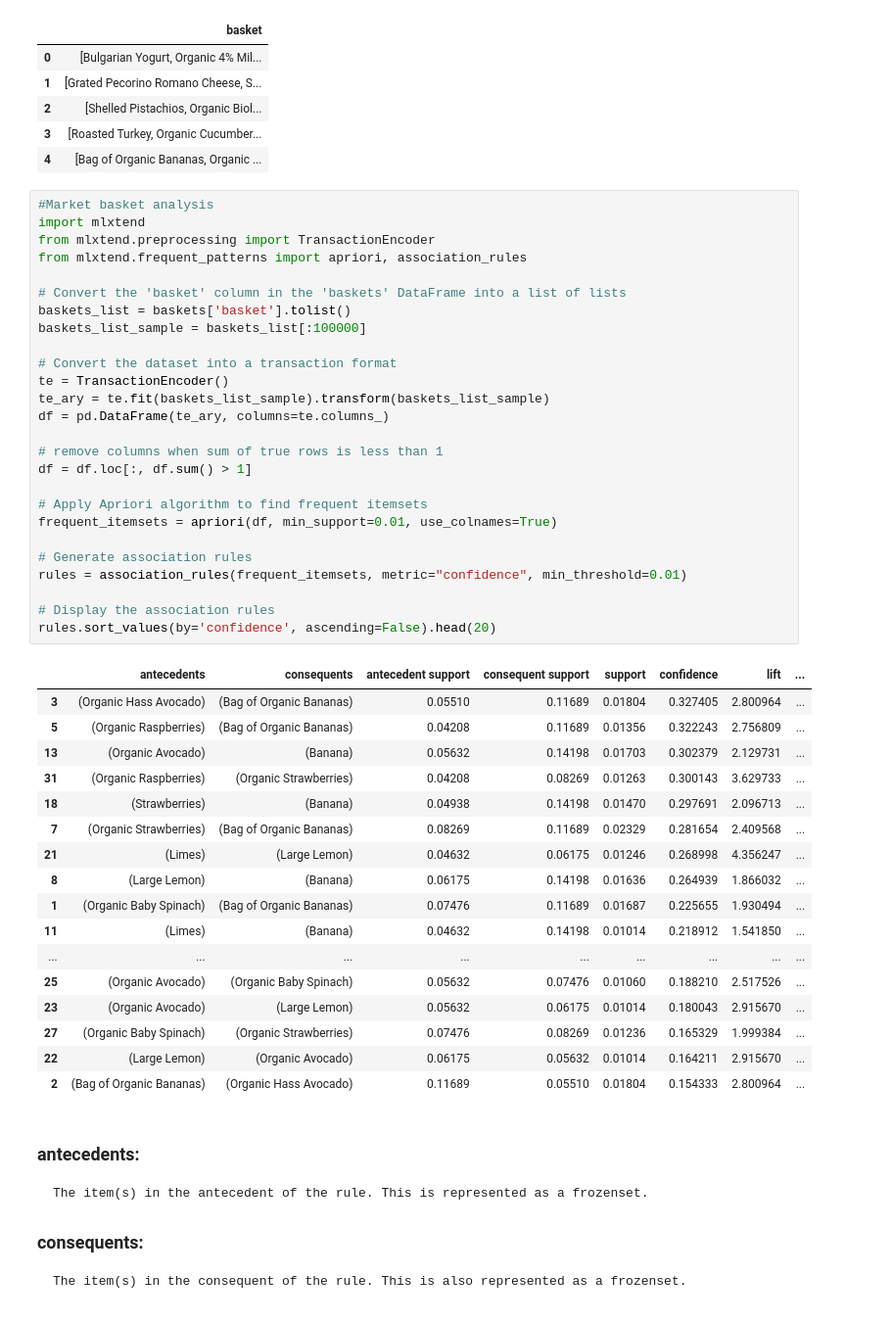
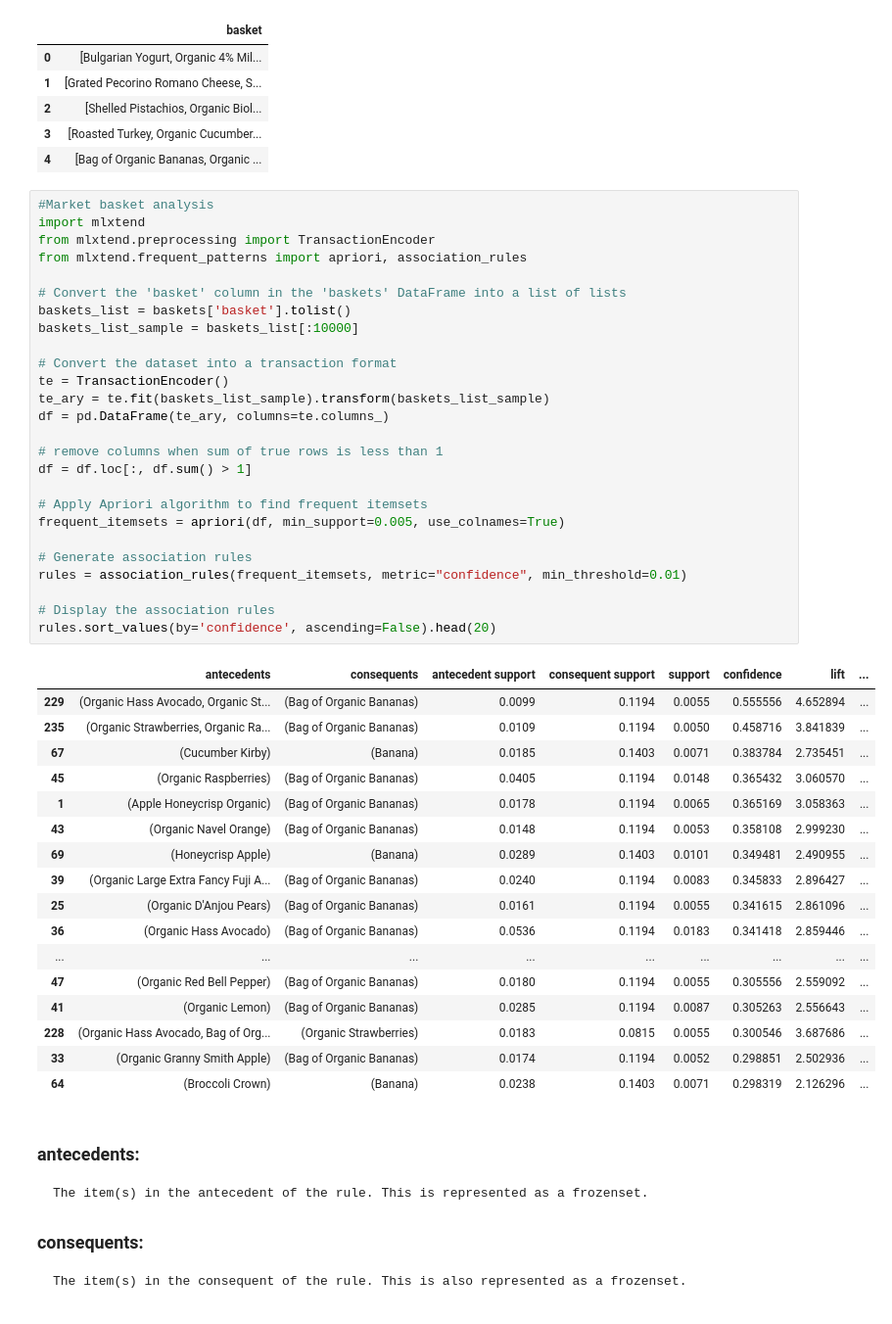
Before and after one commit to Lokesh1302/801A-Group-Project, a Jupyter notebook: instacart_basket.ipynb, the cells around one changed output. Shown at 98% size. Drawn from its saved outputs; the diff is of its cells as text.

```diff
--- a/instacart_basket.ipynb
+++ b/instacart_basket.ipynb
@@ -40,47 +40,47 @@ baskets.head()
 # %%
 #Market basket analysis
 import mlxtend
 from mlxtend.preprocessing import TransactionEncoder
 from mlxtend.frequent_patterns import apriori, association_rules
 
 # Convert the 'basket' column in the 'baskets' DataFrame into a list of lists
 baskets_list = baskets['basket'].tolist()
-baskets_list_sample = baskets_list[:100000]
+baskets_list_sample = baskets_list[:10000]
 
 # Convert the dataset into a transaction format
 te = TransactionEncoder()
 te_ary = te.fit(baskets_list_sample).transform(baskets_list_sample)
 df = pd.DataFrame(te_ary, columns=te.columns_)
 
 # remove columns when sum of true rows is less than 1
 df = df.loc[:, df.sum() > 1]
 
 # Apply Apriori algorithm to find frequent itemsets
-frequent_itemsets = apriori(df, min_support=0.01, use_colnames=True)
+frequent_itemsets = apriori(df, min_support=0.005, use_colnames=True)
 
 # Generate association rules
 rules = association_rules(frequent_itemsets, metric="confidence", min_threshold=0.01)
 
 # Display the association rules
 rules.sort_values(by='confidence', ascending=False).head(20)
 # %% [output]
 |  | antecedents | consequents | antecedent support | consequent support | support | confidence | lift | ... |
-| 3 | (Organic Hass Avocado) | (Bag of Organic Bananas) | 0.05510 | 0.11689 | 0.01804 | 0.327405 | 2.800964 | ... |
-| 5 | (Organic Raspberries) | (Bag of Organic Bananas) | 0.04208 | 0.11689 | 0.01356 | 0.322243 | 2.756809 | ... |
-| 13 | (Organic Avocado) | (Banana) | 0.05632 | 0.14198 | 0.01703 | 0.302379 | 2.129731 | ... |
-| 31 | (Organic Raspberries) | (Organic Strawberries) | 0.04208 | 0.08269 | 0.01263 | 0.300143 | 3.629733 | ... |
-| 18 | (Strawberries) | (Banana) | 0.04938 | 0.14198 | 0.01470 | 0.297691 | 2.096713 | ... |
-| 7 | (Organic Strawberries) | (Bag of Organic Bananas) | 0.08269 | 0.11689 | 0.02329 | 0.281654 | 2.409568 | ... |
-| 21 | (Limes) | (Large Lemon) | 0.04632 | 0.06175 | 0.01246 | 0.268998 | 4.356247 | ... |
-| 8 | (Large Lemon) | (Banana) | 0.06175 | 0.14198 | 0.01636 | 0.264939 | 1.866032 | ... |
-| 1 | (Organic Baby Spinach) | (Bag of Organic Bananas) | 0.07476 | 0.11689 | 0.01687 | 0.225655 | 1.930494 | ... |
-| 11 | (Limes) | (Banana) | 0.04632 | 0.14198 | 0.01014 | 0.218912 | 1.541850 | ... |
+| 229 | (Organic Hass Avocado, Organic St... | (Bag of Organic Bananas) | 0.0099 | 0.1194 | 0.0055 | 0.555556 | 4.652894 | ... |
+| 235 | (Organic Strawberries, Organic Ra... | (Bag of Organic Bananas) | 0.0109 | 0.1194 | 0.0050 | 0.458716 | 3.841839 | ... |
+| 67 | (Cucumber Kirby) | (Banana) | 0.0185 | 0.1403 | 0.0071 | 0.383784 | 2.735451 | ... |
+| 45 | (Organic Raspberries) | (Bag of Organic Bananas) | 0.0405 | 0.1194 | 0.0148 | 0.365432 | 3.060570 | ... |
+| 1 | (Apple Honeycrisp Organic) | (Bag of Organic Bananas) | 0.0178 | 0.1194 | 0.0065 | 0.365169 | 3.058363 | ... |
+| 43 | (Organic Navel Orange) | (Bag of Organic Bananas) | 0.0148 | 0.1194 | 0.0053 | 0.358108 | 2.999230 | ... |
+| 69 | (Honeycrisp Apple) | (Banana) | 0.0289 | 0.1403 | 0.0101 | 0.349481 | 2.490955 | ... |
+| 39 | (Organic Large Extra Fancy Fuji A... | (Bag of Organic Bananas) | 0.0240 | 0.1194 | 0.0083 | 0.345833 | 2.896427 | ... |
+| 25 | (Organic D'Anjou Pears) | (Bag of Organic Bananas) | 0.0161 | 0.1194 | 0.0055 | 0.341615 | 2.861096 | ... |
+| 36 | (Organic Hass Avocado) | (Bag of Organic Bananas) | 0.0536 | 0.1194 | 0.0183 | 0.341418 | 2.859446 | ... |
 | ... | ... | ... | ... | ... | ... | ... | ... | ... |
-| 25 | (Organic Avocado) | (Organic Baby Spinach) | 0.05632 | 0.07476 | 0.01060 | 0.188210 | 2.517526 | ... |
-| 23 | (Organic Avocado) | (Large Lemon) | 0.05632 | 0.06175 | 0.01014 | 0.180043 | 2.915670 | ... |
-| 27 | (Organic Baby Spinach) | (Organic Strawberries) | 0.07476 | 0.08269 | 0.01236 | 0.165329 | 1.999384 | ... |
-| 22 | (Large Lemon) | (Organic Avocado) | 0.06175 | 0.05632 | 0.01014 | 0.164211 | 2.915670 | ... |
-| 2 | (Bag of Organic Bananas) | (Organic Hass Avocado) | 0.11689 | 0.05510 | 0.01804 | 0.154333 | 2.800964 | ... |
+| 47 | (Organic Red Bell Pepper) | (Bag of Organic Bananas) | 0.0180 | 0.1194 | 0.0055 | 0.305556 | 2.559092 | ... |
+| 41 | (Organic Lemon) | (Bag of Organic Bananas) | 0.0285 | 0.1194 | 0.0087 | 0.305263 | 2.556643 | ... |
+| 228 | (Organic Hass Avocado, Bag of Org... | (Organic Strawberries) | 0.0183 | 0.0815 | 0.0055 | 0.300546 | 3.687686 | ... |
+| 33 | (Organic Granny Smith Apple) | (Bag of Organic Bananas) | 0.0174 | 0.1194 | 0.0052 | 0.298851 | 2.502936 | ... |
+| 64 | (Broccoli Crown) | (Banana) | 0.0238 | 0.1403 | 0.0071 | 0.298319 | 2.126296 | ... |
 # %% [markdown]
 ### antecedents:
     The item(s) in the antecedent of the rule. This is represented as a frozenset.
```
Also changed, not shown: parts of 4 cells of this notebook.
